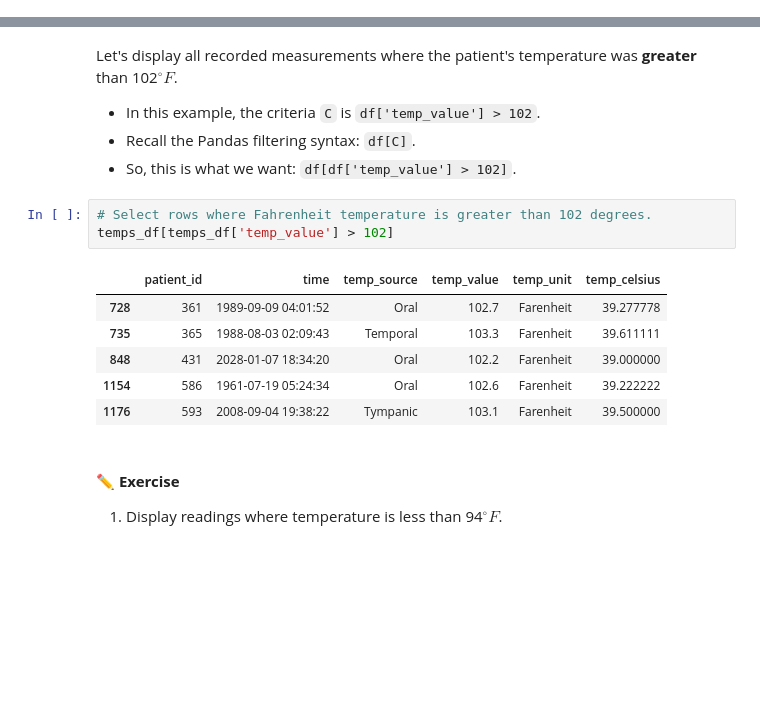
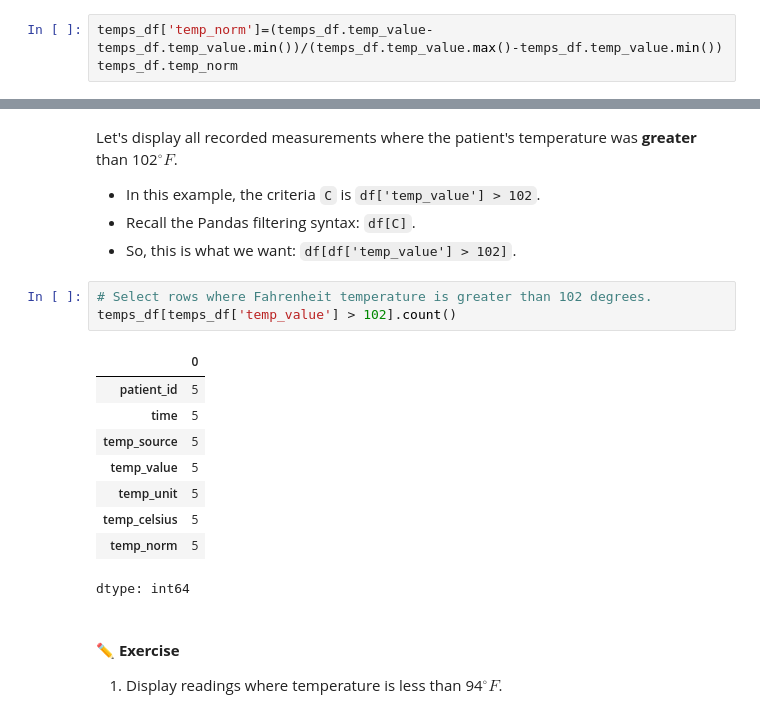
Before and after one commit to ndadisman/bme3053c, a Jupyter notebook: lessons-solved/04_Pandas.ipynb, the cells around one changed output, grey strips where cells are left out. Cells and saved outputs as stored; diff of their text form; blank space fills up the shorter version.

```diff
--- a/lessons-solved/04_Pandas.ipynb
+++ b/lessons-solved/04_Pandas.ipynb
@@ -287,3 +326,6 @@ temps_df['temp_value'].mean()
 1. Create a new column (`temp_norm`) that is equal to the normalized `temp_value` column.
 
 $$x_{Normalized} = \frac{x_{val}-x_{min}}{x_{max}−x_{min}}$$
+# %%
+temps_df['temp_norm']=(temps_df.temp_value-temps_df.temp_value.min())/(temps_df.temp_value.max()-temps_df.temp_value.min())
+temps_df.temp_norm
@@ -327,14 +399,17 @@ Let's display all recorded measurements where the patient's temperature was **gr
 * So, this is what we want: `df[df['temp_value'] > 102]`.
 # %%
 # Select rows where Fahrenheit temperature is greater than 102 degrees.
-temps_df[temps_df['temp_value'] > 102]
+temps_df[temps_df['temp_value'] > 102].count()
 # %% [output]
-|  | patient_id | time | temp_source | temp_value | temp_unit | temp_celsius |
-| 728 | 361 | 1989-09-09 04:01:52 | Oral | 102.7 | Farenheit | 39.277778 |
-| 735 | 365 | 1988-08-03 02:09:43 | Temporal | 103.3 | Farenheit | 39.611111 |
-| 848 | 431 | 2028-01-07 18:34:20 | Oral | 102.2 | Farenheit | 39.000000 |
-| 1154 | 586 | 1961-07-19 05:24:34 | Oral | 102.6 | Farenheit | 39.222222 |
-| 1176 | 593 | 2008-09-04 19:38:22 | Tympanic | 103.1 | Farenheit | 39.500000 |
+|  | 0 |
+| patient_id | 5 |
+| time | 5 |
+| temp_source | 5 |
+| temp_value | 5 |
+| temp_unit | 5 |
+| temp_celsius | 5 |
+| temp_norm | 5 |
+dtype: int64
 # %% [markdown]
 #### **✏️ Exercise**
 
```
Also changed, not shown: parts of 13 cells of this notebook.
